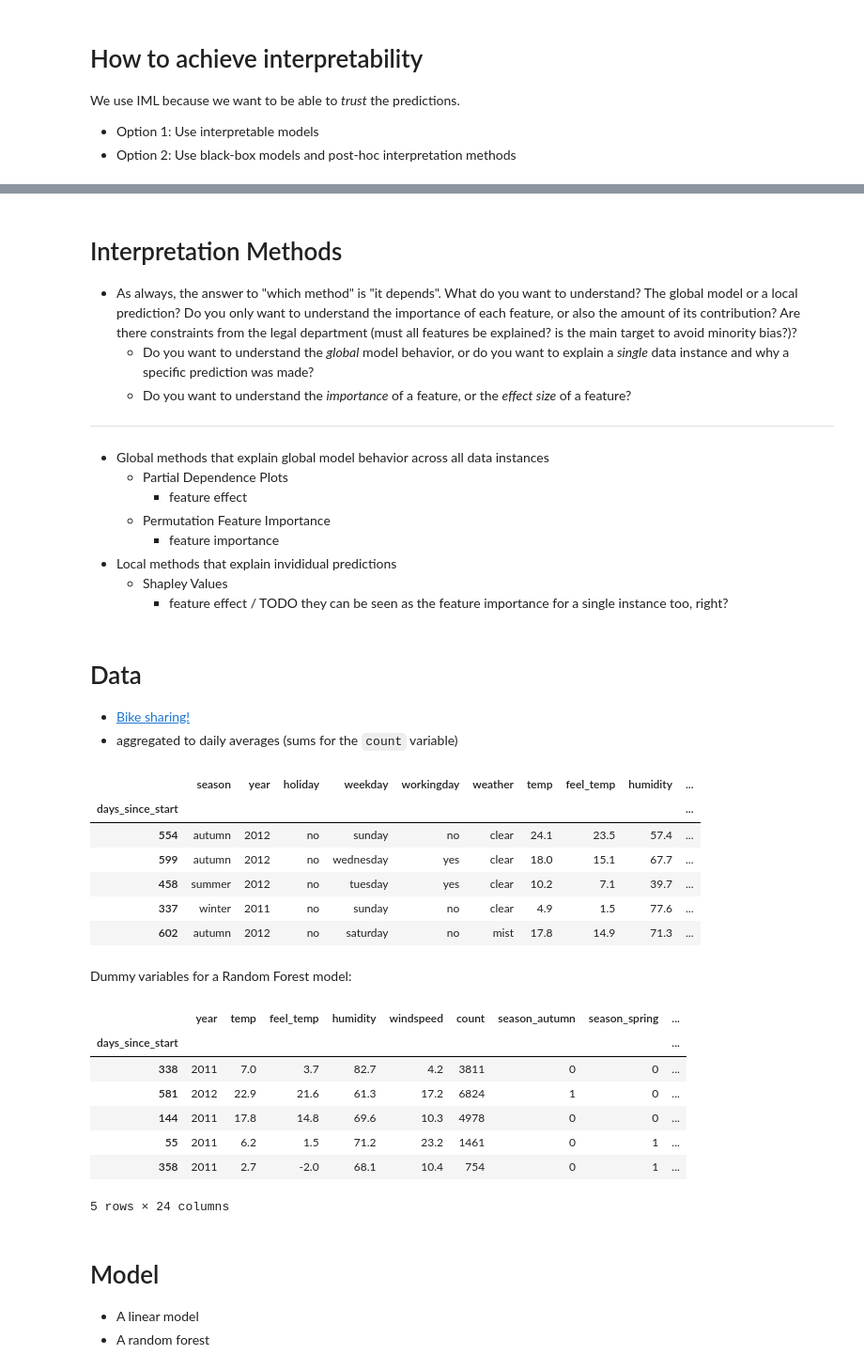
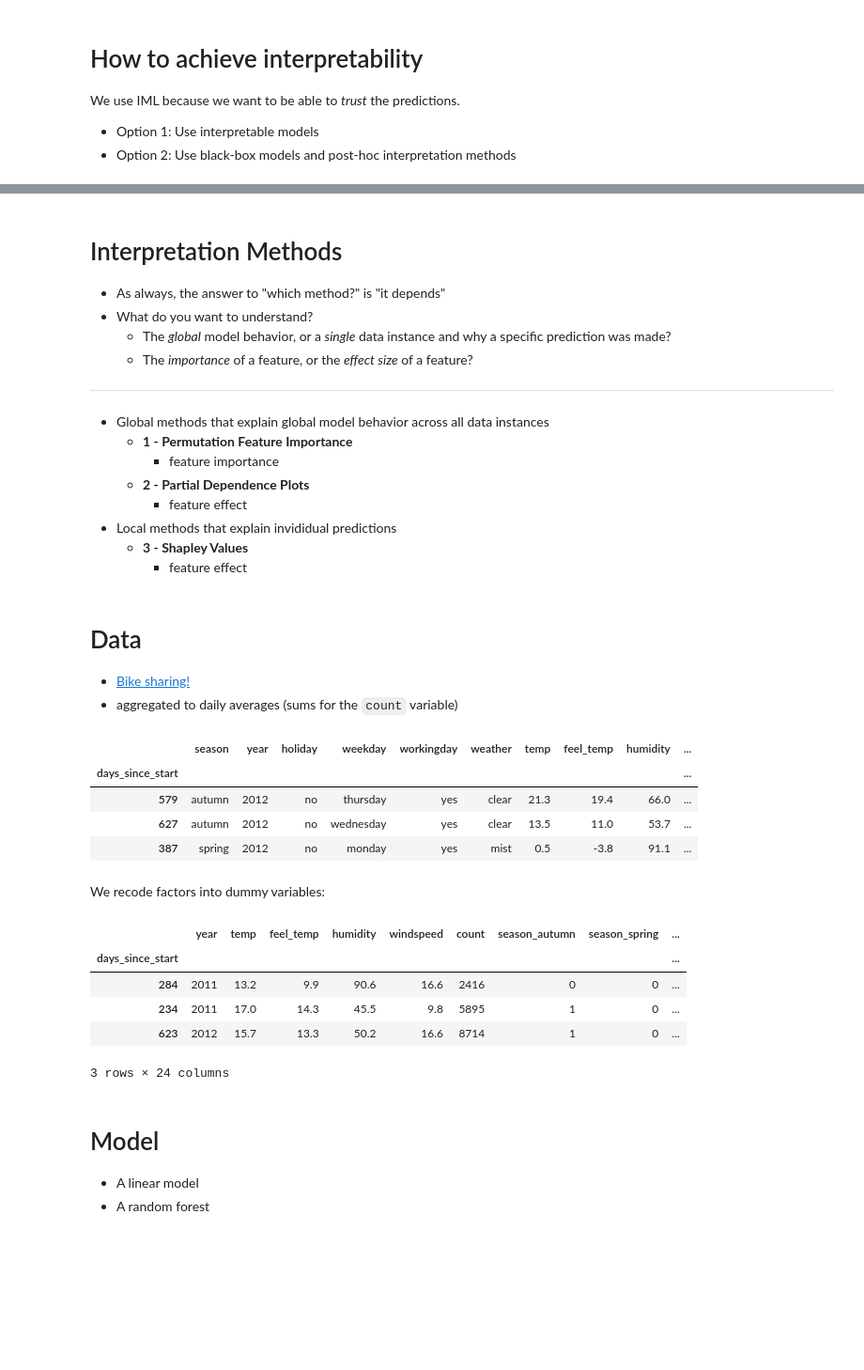
Before and after one commit to AlexEngelhardt/talk-iml, a Jupyter notebook: talk.ipynb, the cells around one changed output, grey strips where cells are left out. Shown at 94% size. Cells and saved outputs as stored; diff of their text form; code cells hidden in the pictures; blank space fills up the shorter version.

```diff
--- a/talk.ipynb
+++ b/talk.ipynb
@@ -140,48 +165,45 @@ Source: Molnar 2019
 # %% [markdown]
 # Interpretation Methods
 
-- As always, the answer to "which method" is "it depends". What do you want to understand? The global model or a local prediction? Do you only want to understand the importance of each feature, or also the amount of its contribution? Are there constraints from the legal department (must all features be explained? is the main target to avoid minority bias?)?
-  - Do you want to understand the *global* model behavior, or do you want to explain a *single* data instance and why a specific prediction was made?
-  - Do you want to understand the *importance* of a feature, or the *effect size* of a feature?
+- As always, the answer to "which method?" is "it depends"
+- What do you want to understand?
+  - The *global* model behavior, or a *single* data instance and why a specific prediction was made?
+  - The *importance* of a feature, or the *effect size* of a feature?
 
 ----
 
 - Global methods that explain global model behavior across all data instances
-  - Partial Dependence Plots
+  - **1 - Permutation Feature Importance**
+	- feature importance
+  - **2 - Partial Dependence Plots**
     - feature effect
-  - Permutation Feature Importance
-	- feature importance
 - Local methods that explain invididual predictions
-  - Shapley Values
-	- feature effect / TODO they can be seen as the feature importance for a single instance too, right?
+  - **3 - Shapley Values**
+	- feature effect
 # %% [markdown]
 # Data
 
 - [Bike sharing!](https://archive.ics.uci.edu/ml/datasets/bike+sharing+dataset)
 - aggregated to daily averages (sums for the `count` variable)
 # %%
-data.sample(5)
+data.sample(3)
 # %% [output]
 |  | season | year | holiday | weekday | workingday | weather | temp | feel_temp | humidity | ... |
 | days_since_start |  |  |  |  |  |  |  |  |  | ... |
-| 554 | autumn | 2012 | no | sunday | no | clear | 24.1 | 23.5 | 57.4 | ... |
-| 599 | autumn | 2012 | no | wednesday | yes | clear | 18.0 | 15.1 | 67.7 | ... |
-| 458 | summer | 2012 | no | tuesday | yes | clear | 10.2 | 7.1 | 39.7 | ... |
-| 337 | winter | 2011 | no | sunday | no | clear | 4.9 | 1.5 | 77.6 | ... |
-| 602 | autumn | 2012 | no | saturday | no | mist | 17.8 | 14.9 | 71.3 | ... |
+| 579 | autumn | 2012 | no | thursday | yes | clear | 21.3 | 19.4 | 66.0 | ... |
+| 627 | autumn | 2012 | no | wednesday | yes | clear | 13.5 | 11.0 | 53.7 | ... |
+| 387 | spring | 2012 | no | monday | yes | mist | 0.5 | -3.8 | 91.1 | ... |
-# %% [markdown]
-Dummy variables for a Random Forest model:
+# %% [markdown]
+We recode factors into dummy variables:
 # %%
-dummy_data.sample(5)
+dummy_data.sample(3)
 # %% [output]
 |  | year | temp | feel_temp | humidity | windspeed | count | season_autumn | season_spring | ... |
 | days_since_start |  |  |  |  |  |  |  |  | ... |
-| 338 | 2011 | 7.0 | 3.7 | 82.7 | 4.2 | 3811 | 0 | 0 | ... |
-| 581 | 2012 | 22.9 | 21.6 | 61.3 | 17.2 | 6824 | 1 | 0 | ... |
-| 144 | 2011 | 17.8 | 14.8 | 69.6 | 10.3 | 4978 | 0 | 0 | ... |
-| 55 | 2011 | 6.2 | 1.5 | 71.2 | 23.2 | 1461 | 0 | 1 | ... |
-| 358 | 2011 | 2.7 | -2.0 | 68.1 | 10.4 | 754 | 0 | 1 | ... |
+| 284 | 2011 | 13.2 | 9.9 | 90.6 | 16.6 | 2416 | 0 | 0 | ... |
+| 234 | 2011 | 17.0 | 14.3 | 45.5 | 9.8 | 5895 | 1 | 0 | ... |
+| 623 | 2012 | 15.7 | 13.3 | 50.2 | 16.6 | 8714 | 1 | 0 | ... |
-5 rows × 24 columns
+3 rows × 24 columns
 # %% [markdown]
 # Model
 
```
Also changed, not shown: parts of 71 cells of this notebook, 3 other files.
